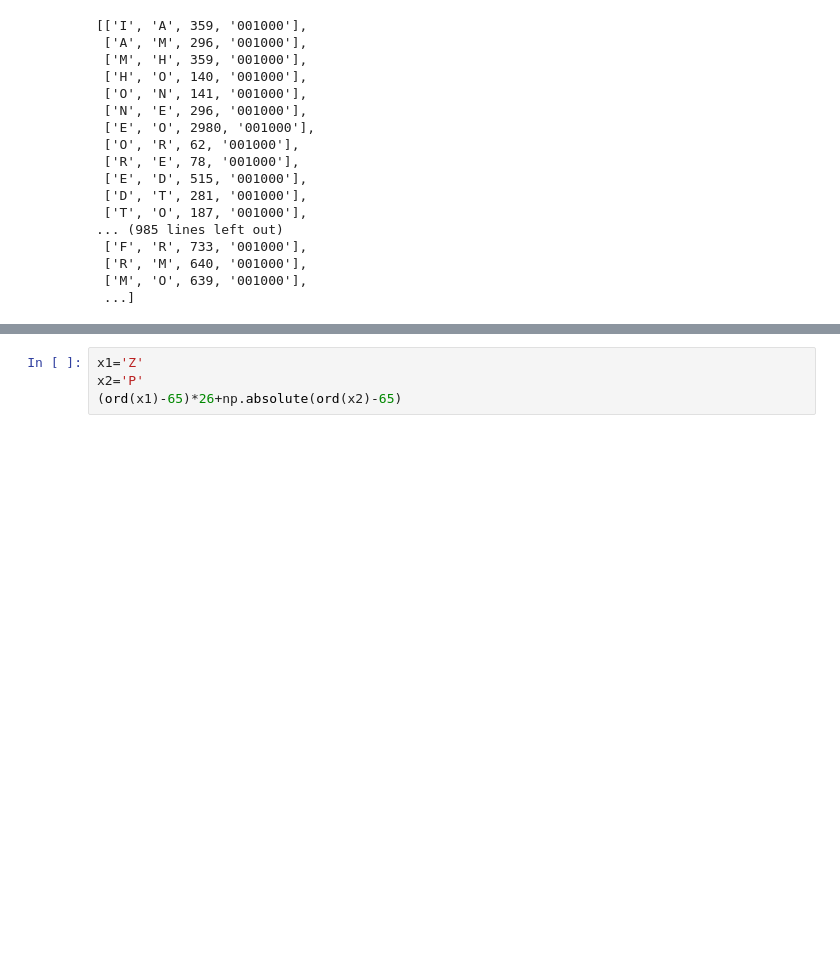
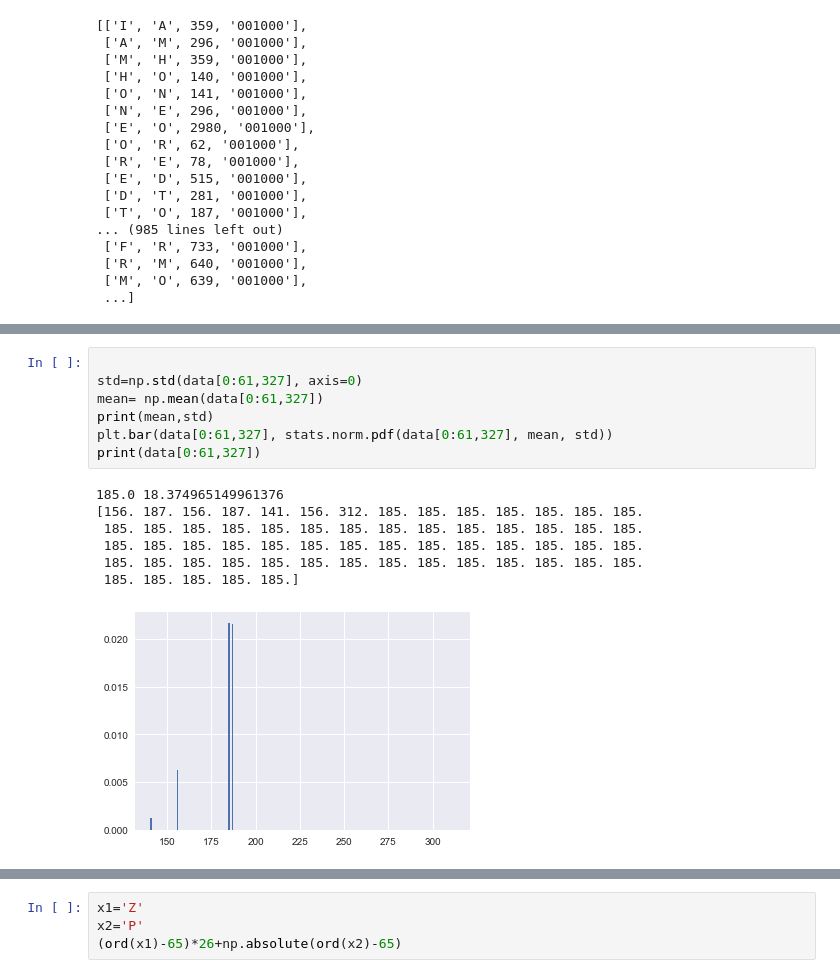
Before and after one commit to UsmanRehmat/Keystroke-authentication, a Jupyter notebook: GMM.ipynb, the cells around one changed output, grey strips where cells are left out. Saved outputs shown, nothing was run; the diff lists cells and outputs as text; blank space fills up the shorter version.

```diff
--- a/GMM.ipynb
+++ b/GMM.ipynb
@@ -275,0 +279,15 @@ print(np.std(GMMData[0:66,1], axis=0)
+# %%
+
+std=np.std(data[0:61,327], axis=0)
+mean= np.mean(data[0:61,327])
+print(mean,std)
+plt.bar(data[0:61,327], stats.norm.pdf(data[0:61,327], mean, std))
+print(data[0:61,327])
+# %% [output]
+185.0 18.374965149961376
+[156. 187. 156. 187. 141. 156. 312. 185. 185. 185. 185. 185. 185. 185.
+ 185. 185. 185. 185. 185. 185. 185. 185. 185. 185. 185. 185. 185. 185.
+ 185. 185. 185. 185. 185. 185. 185. 185. 185. 185. 185. 185. 185. 185.
+ 185. 185. 185. 185. 185. 185. 185. 185. 185. 185. 185. 185. 185. 185.
+ 185. 185. 185. 185. 185.]
+[figure, added]
```
Also changed, not shown: parts of 17 cells of this notebook, 1 other file.
